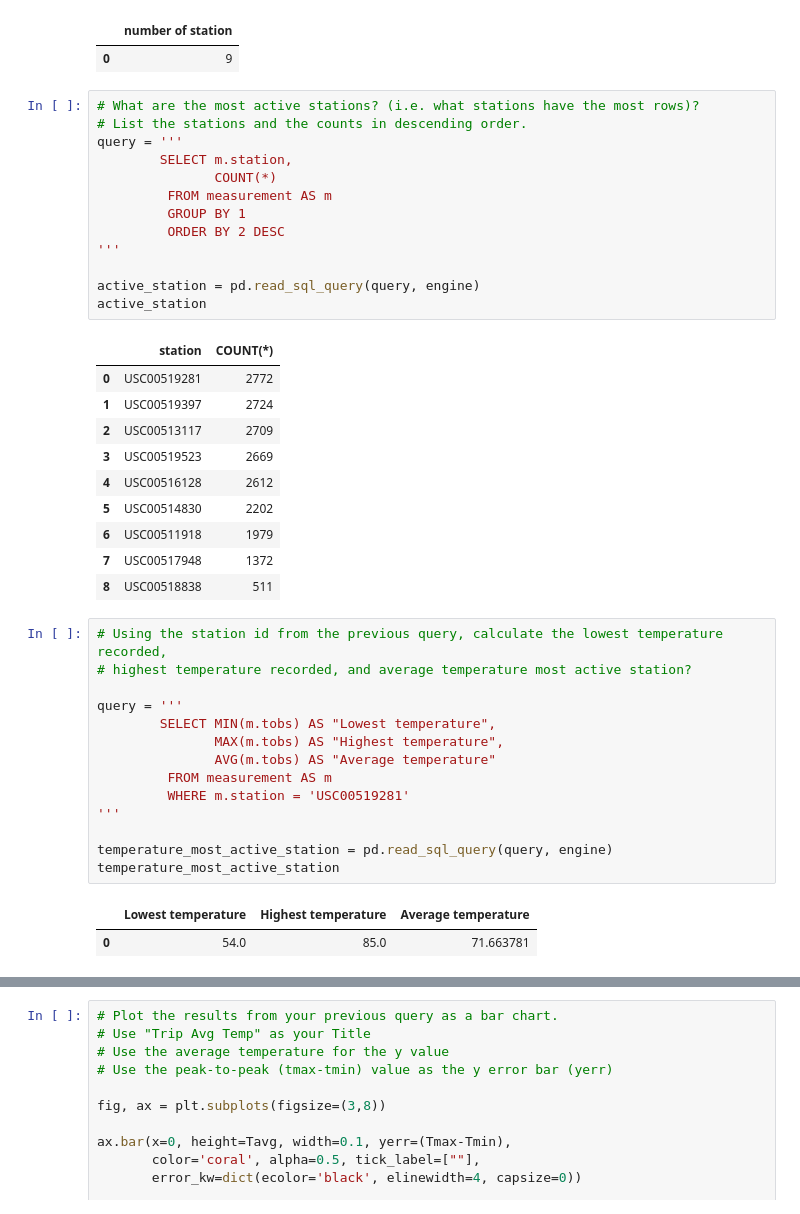
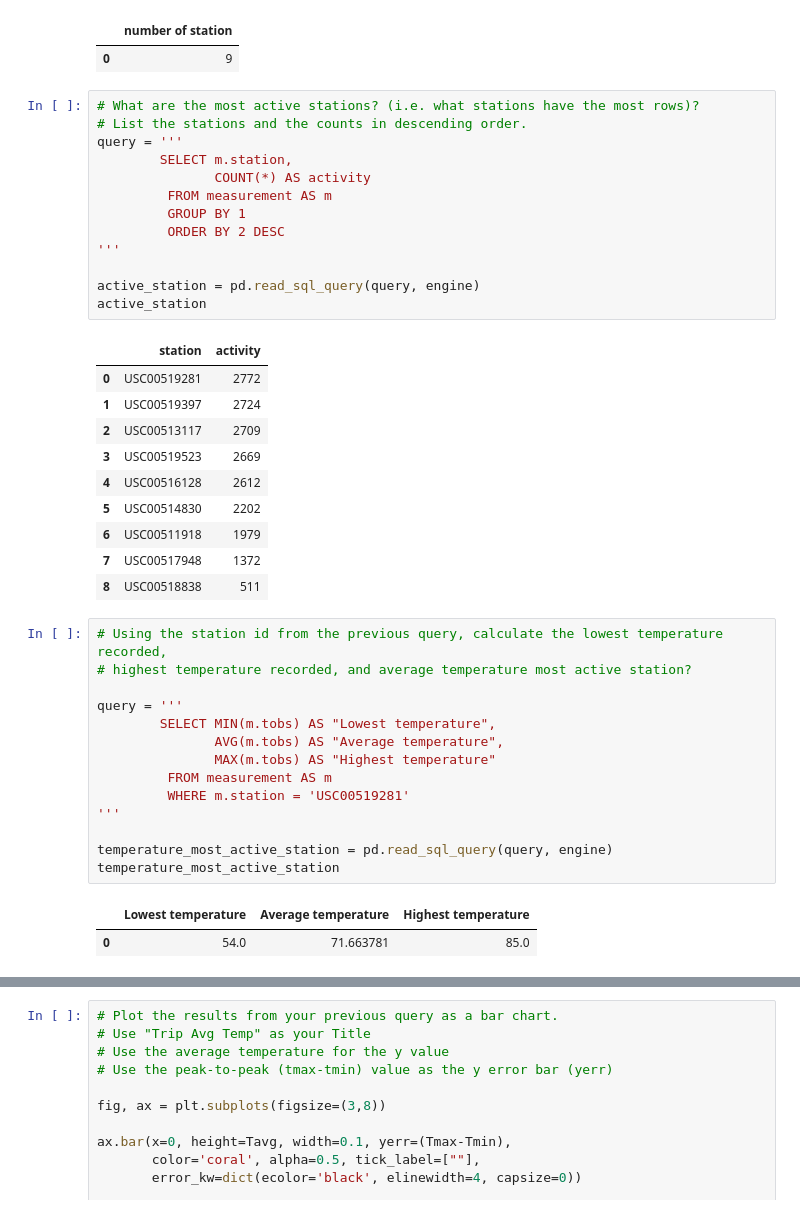
Before and after one commit to junwoo77lee/Advanced_data_storage_and_retrieval, a Jupyter notebook: climate_starter.ipynb, the cells around one changed output, grey strips where cells are left out. Cells and saved outputs as stored; diff of their text form.

```diff
--- a/climate_starter.ipynb
+++ b/climate_starter.ipynb
@@ -101,7 +103,7 @@ station_count
 # List the stations and the counts in descending order.
 query = '''
         SELECT m.station,
-               COUNT(*)
+               COUNT(*) AS activity
          FROM measurement AS m
          GROUP BY 1
          ORDER BY 2 DESC
@@ -110,7 +112,7 @@ query = '''
 active_station = pd.read_sql_query(query, engine)
 active_station
 # %% [output]
-|  | station | COUNT(*) |
+|  | station | activity |
 | 0 | USC00519281 | 2772 |
 | 1 | USC00519397 | 2724 |
 | 2 | USC00513117 | 2709 |
@@ -123,20 +125,20 @@ active_station
 # %%
 # Using the station id from the previous query, calculate the lowest temperature recorded,
 # highest temperature recorded, and average temperature most active station?
 
 query = '''
         SELECT MIN(m.tobs) AS "Lowest temperature",
-               MAX(m.tobs) AS "Highest temperature",
-               AVG(m.tobs) AS "Average temperature"
+               AVG(m.tobs) AS "Average temperature",
+               MAX(m.tobs) AS "Highest temperature"
          FROM measurement AS m
          WHERE m.station = 'USC00519281'
 '''
 
 temperature_most_active_station = pd.read_sql_query(query, engine)
 temperature_most_active_station
 # %% [output]
-|  | Lowest temperature | Highest temperature | Average temperature |
-| 0 | 54.0 | 85.0 | 71.663781 |
+|  | Lowest temperature | Average temperature | Highest temperature |
+| 0 | 54.0 | 71.663781 | 85.0 |
 # %%
 # Choose the station with the highest number of temperature observations.
 # Design a query to ask for the number of temperature observations for each station
```
Also changed, not shown: parts of 19 cells of this notebook.
